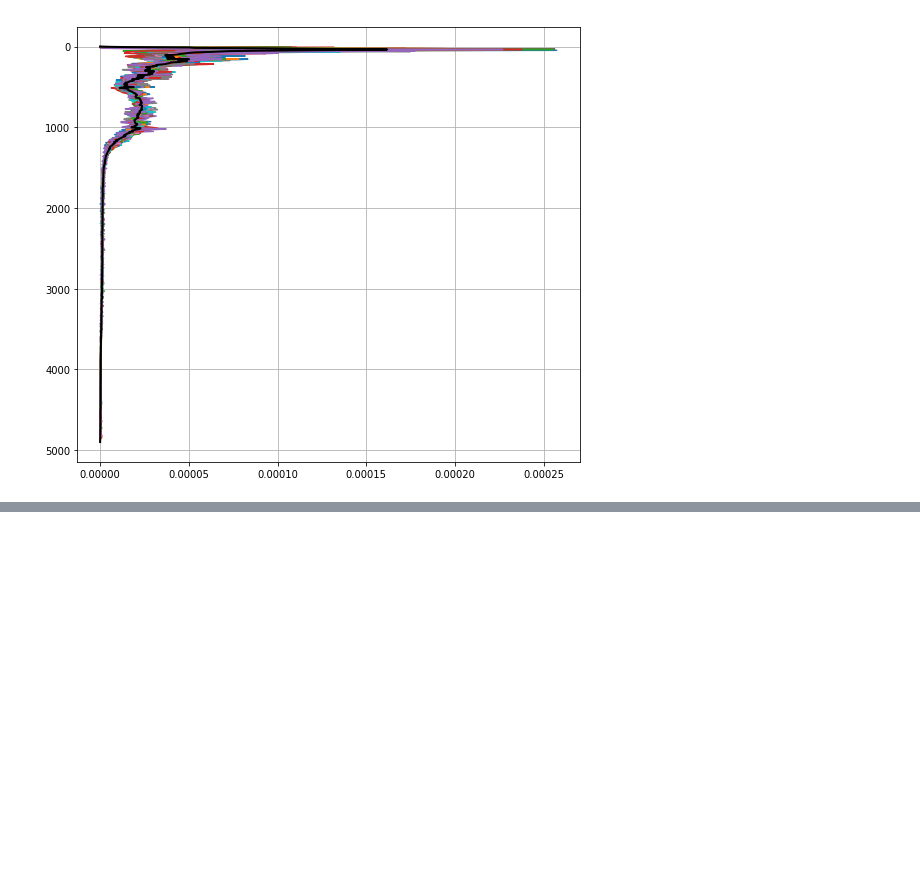
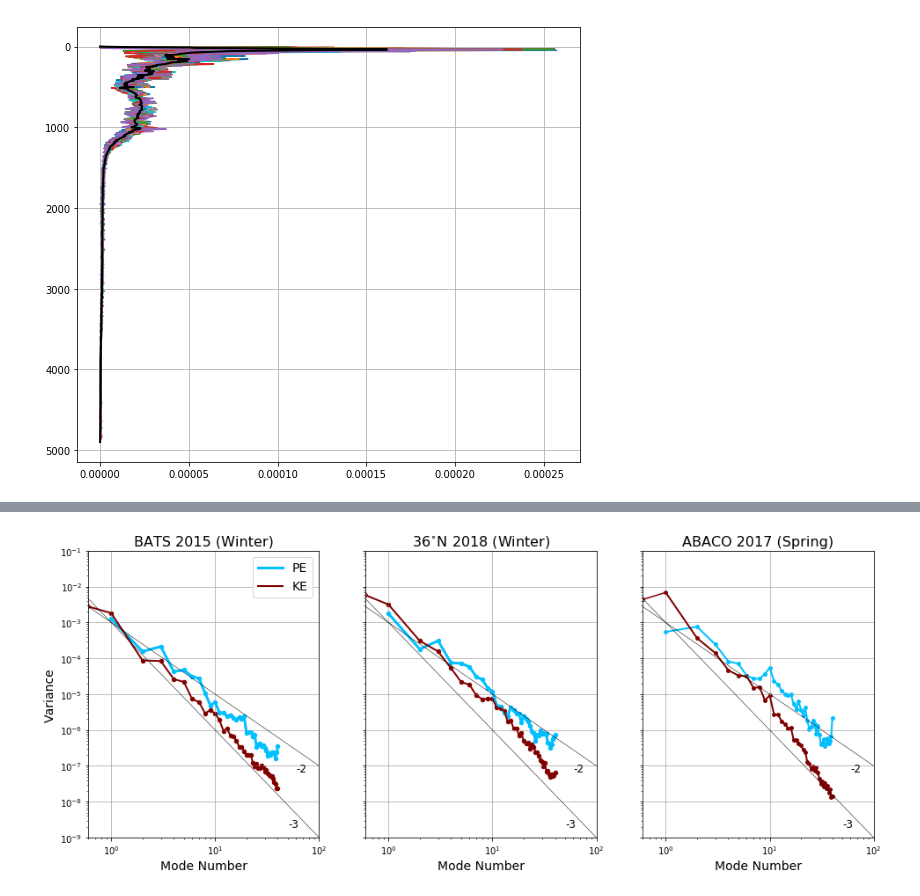
Before and after one commit to jakesteinberg/geostrophic_turbulence, a Jupyter notebook: abaco_dg_2017_18_initial_processing.ipynb, the cells around one changed output, grey strips where cells are left out. Cells and saved outputs as stored; diff of their text form; code cells hidden in the pictures; blank space fills up the shorter version.

Commit message:
lots of edits, prep for june po sem, found 1/2 error in ke, better comparison across dg sites

```diff
--- a/abaco_dg_2017_18_initial_processing.ipynb
+++ b/abaco_dg_2017_18_initial_processing.ipynb
@@ -893,0 +982,77 @@ ref_lat
+# %%
+# comparisons across BATS, 36N, ABACO
+matplotlib.rcParams['figure.figsize'] = (16, 6)
+scols = ['#00BFFF', '#800000']
+f_com, (ax0, ax1, ax3) = plt.subplots(1, 3, sharey=True)
+lw = [2, 2, 2, .8]
+scz = [15, 15, 15, 6]
+i = 0
+moder = np.arange(1, 41)
+
+# DG PE avg. (BATS)
+ax0.plot(moder, bats_dg_PE_all[1:41], color=scols[0], label='PE', linewidth=3)
+ax0.scatter(moder, bats_dg_PE_all[1:41], color=scols[0], s=20)
+# DG KE (BATS)
+ax0.plot(moder, bats_dg_KE_all[1:41], color=scols[1], label=r'KE', linewidth=2)
+ax0.scatter(moder, bats_dg_KE_all[1:41], color=scols[1], s=20)
+ax0.plot([0.6 * 10 ** 0, moder[0]], bats_dg_KE_all[0:2], color=scols[1], linewidth=2)
+ax0.scatter(0.6 * 10 ** 0, bats_dg_KE_all[0], color=scols[1], s=20, facecolors='none')
+handles, labels = ax0.get_legend_handles_labels()
+ax0.legend(handles, labels, fontsize=14)
+ax0.plot([10**-1, 10**2], [10**0, 10**-9], color='k', linewidth=0.5)
+ax0.text(5*10**1, 2*10**-9, '-3', fontsize=12)
+ax0.plot([10**-1, 10**2], [10**-1, 10**-7], color='k', linewidth=0.5)
+ax0.text(6*10**1, 7*10**-8, '-2', fontsize=12)
+ax0.set_xscale('log')
+ax0.set_yscale('log')
+ax0.set_xlim([0.6 * 10 ** 0, 1 * 10 ** 2])
+ax0.set_ylim([10 ** -9, 1 * 10 ** -1])
+ax0.grid()
+ax0.set_ylabel('Variance', fontsize=14)
+ax0.set_xlabel('Mode Number', fontsize=14)
+ax0.set_title('BATS 2015 (Winter)', fontsize=16)
+
+# DG PE avg. (36N)
+ax1.plot(moder, gs_dg_PE_all[1:], color=scols[0], label='PE', linewidth=3)
+ax1.scatter(moder, gs_dg_PE_all[1:], color=scols[0], s=20)
+# DG KE (36N)
+ax1.plot(moder, gs_dg_KE_all[1:], color=scols[1], label=r'KE', linewidth=2)
+ax1.scatter(moder, gs_dg_KE_all[1:], color=scols[1], s=20)
+ax1.plot([0.6 * 10 ** 0, moder[0]], gs_dg_KE_all[0:2], color=scols[1], linewidth=2)
+ax1.scatter(0.6 * 10 ** 0, gs_dg_KE_all[0], color=scols[1], s=20, facecolors='none')
+ax1.plot([10**-1, 10**2], [10**0, 10**-9], color='k', linewidth=0.5)
+ax1.text(5*10**1, 2*10**-9, '-3', fontsize=12)
+ax1.plot([10**-1, 10**2], [10**-1, 10**-7], color='k', linewidth=0.5)
+ax1.text(6*10**1, 7*10**-8, '-2', fontsize=12)
+ax1.set_xscale('log')
+ax1.set_yscale('log')
+ax1.set_xlim([0.6 * 10 ** 0, 1 * 10 ** 2])
+ax1.grid()
+ax1.set_title('36$^{\circ}$N 2018 (Winter)', fontsize=16)
+ax1.set_xlabel('Mode Number', fontsize=14)
+
+# ABACO
+ax3.plot(moder, np.nanmean(PE_per_mass_0[1:, :], axis=1), color=scols[0], label='PE', linewidth=lw[i])
+ax3.scatter(moder, np.nanmean(PE_per_mass_0[1:, :], axis=1), color=scols[0], s=scz[i])
+ax3.plot(moder, np.nanmean(HKE_per_mass_0[1:, :], axis=1), color=scols[1], label='KE', linewidth=lw[i])
+ax3.scatter(moder, np.nanmean(HKE_per_mass_0[1:, :], axis=1), color=scols[1], s=scz[i])
+ax3.plot([0.6 * 10 ** 0, moder[0]], np.nanmean(HKE_per_mass_0[:, :], axis=1)[0:2], color=scols[1], linewidth=1.5)
+ax3.scatter(0.6 * 10 ** 0, np.nanmean(HKE_per_mass_0[:, :], axis=1)[0], color=scols[1], s=scz[i]*1.5, facecolors='none')
+ax3.set_xlim([0.6 * 10 ** 0, 1 * 10 ** 2])
+# -- GM
+# ax3.plot(1000 * f_ref / c[1:], 0.25 * PE_GM / dk, color='k', linewidth=0.75, linestyle='--')
+# ax3.text(1000 * f_ref / c[1] - .01, 0.4 * PE_GM[1] / dk, r'$1/4 PE_{GM}$', fontsize=9)
+# ax3.plot(1000 * f_ref / c[1:], 0.25 * GMKE / dk, color='k', linewidth=0.75, linestyle='--')
+# ax3.text(1000 * f_ref / c[1] - .01, 0.5 * GMKE[1] / dk, r'$1/4 KE_{GM}$', fontsize=9)
+ax3.plot([10**-1, 10**2], [10**0, 10**-9], color='k', linewidth=0.5)
+ax3.text(5*10**1, 2*10**-9, '-3', fontsize=12)
+ax3.plot([10**-1, 10**2], [10**-1, 10**-7], color='k', linewidth=0.5)
+ax3.text(6*10**1, 7*10**-8, '-2', fontsize=12)
+ax3.set_xlabel('Mode Number', fontsize=14)
+ax3.set_title('ABACO 2017 (Spring)', fontsize=16)
+ax3.set_xscale('log')
+ax3.set_yscale('log')
+plot_pro(ax3)
+f_com.savefig("/Users/jake/Documents/baroclinic_modes/Meetings/meeting_19_05_17/dg_tot_energy_comp_2.jpg", dpi=300)
+# %% [output]
+[figure, added]
```
Also changed, not shown: parts of 11 cells of this notebook, 6 other files.
